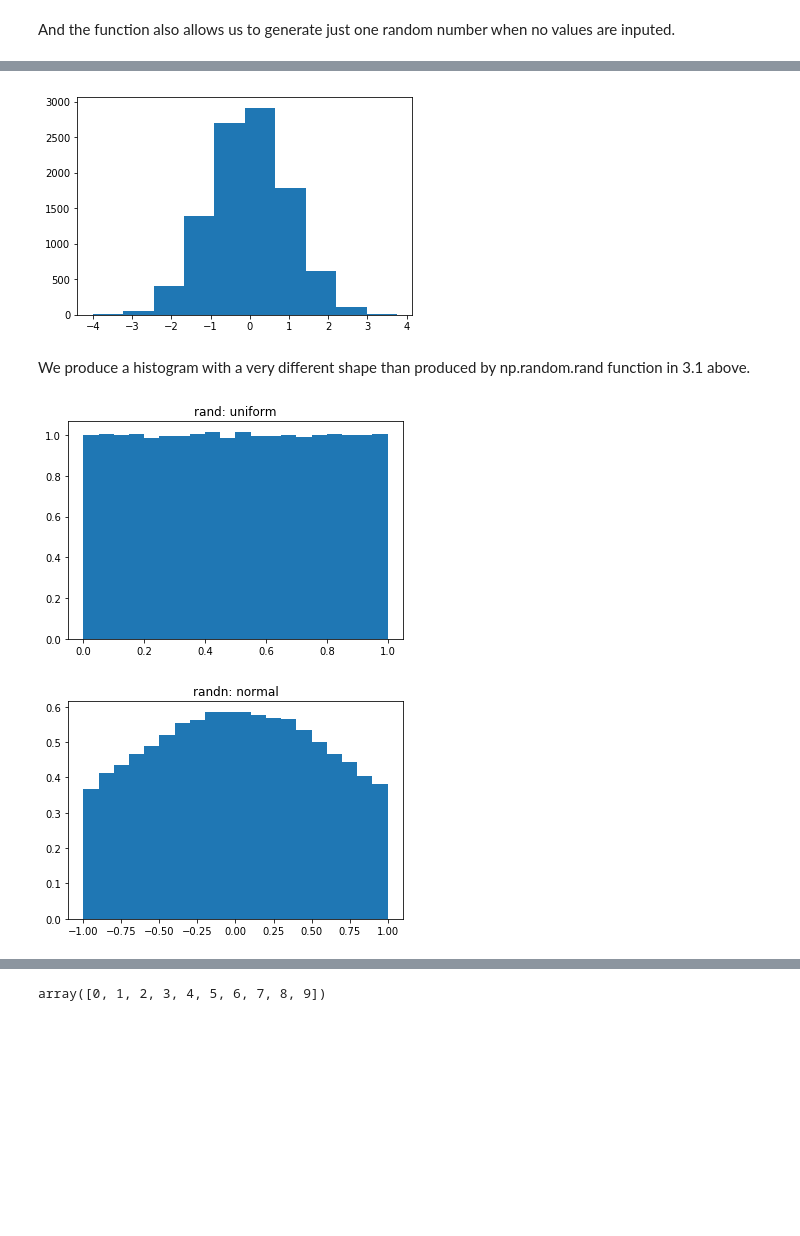
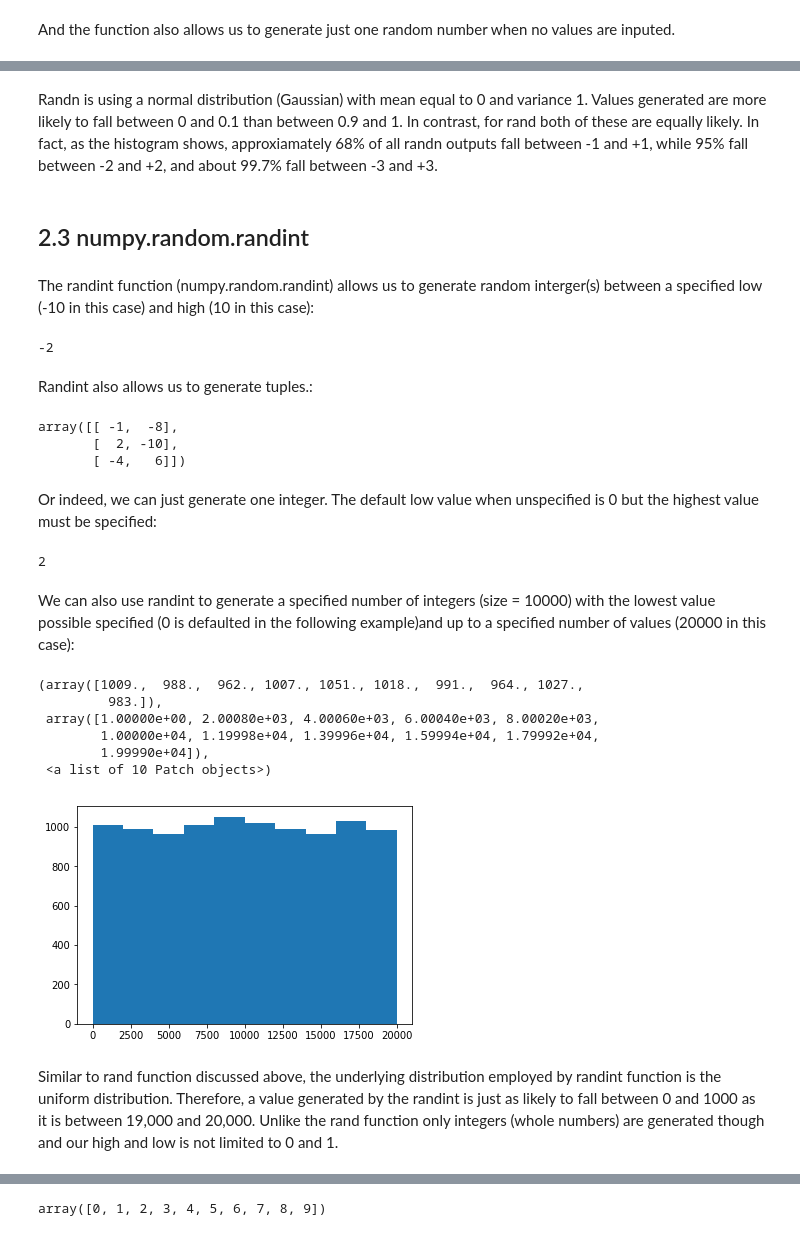
Before and after one commit to fionaoriordan/52465_19_np, a Jupyter notebook: numpy_random.ipynb, the cells around one changed output, grey strips where cells are left out. Cells and saved outputs as stored; diff of their text form; code cells hidden in the pictures; blank space fills up the shorter version.

Commit message:
Updating numpy_random nb into 4 distinct sections

```diff
--- a/numpy_random.ipynb
+++ b/numpy_random.ipynb
@@ -172,29 +195,40 @@ np.random.randn()
+# %% [markdown]
+Randn is using a normal distribution (Gaussian) with mean equal to 0 and variance 1. Values generated are more likely to fall between  0 and 0.1 than between 0.9 and 1. In contrast, for rand both of these are equally likely. In fact, as the histogram shows, approxiamately 68% of all randn outputs fall between -1 and +1, while 95% fall between -2 and +2, and about 99.7% fall between -3 and +3.
+# %% [markdown]
+## 2.3 numpy.random.randint
+# %% [markdown]
+The randint function (numpy.random.randint) allows us to generate random interger(s) between a specified low (-10 in this case) and high (10 in this case):
+# %%
+np.random.randint(-10, 10)
+# %% [output]
+-2
+# %% [markdown]
+Randint also allows us to generate tuples.:
+# %%
+np.random.randint(-10, 10, size = (3,2))
+# %% [output]
+array([[ -1,  -8],
+       [  2, -10],
+       [ -4,   6]])
+# %% [markdown]
+Or indeed, we can just generate one integer.  The default low value when unspecified is 0 but the highest value must be specified:
+# %%
+np.random.randint(10)
+# %% [output]
+2
+# %% [markdown]
+We can also use randint to generate a specified number of integers (size = 10000) with the lowest value possible specified (0 is defaulted in the following example)and up to a specified number of values (20000 in this case):
 # %%
-x = np.random.randn(10000)
+x = np.random.randint(20000, size =(10000))
 plt.hist(x)
-plt.show()
 # %% [output]
+(array([1009.,  988.,  962., 1007., 1051., 1018.,  991.,  964., 1027.,
+         983.]),
+ array([1.00000e+00, 2.00080e+03, 4.00060e+03, 6.00040e+03, 8.00020e+03,
+        1.00000e+04, 1.19998e+04, 1.39996e+04, 1.59994e+04, 1.79992e+04,
+        1.99990e+04]),
+ <a list of 10 Patch objects>)
-[figure, old version]
+[figure, new version]
-# %% [markdown]
-We produce a histogram with a very different shape than produced by np.random.rand function in 3.1 above.
-# %%
-# Taken from https://stackoverflow.com/questions/47240308/differences-between-numpy-random-rand-vs-numpy-random-randn-in-python
-# np.random.rand is for Uniform distribution (in the half-open interval [0.0, 1.0))
-# np.random.randn is for Standard Normal (aka. Gaussian) distribution (mean 0 and variance 1)
-# You can visually explore the differences between these two very easily:
-
-
-sample_size = 100000
-uniform = np.random.rand(sample_size)
-normal = np.random.randn(sample_size)
-pdf, bins, patches = plt.hist(uniform, bins=20, range=(0, 1), density=True)
-plt.title('rand: uniform')
-plt.show()
-
-pdf, bins, patches = plt.hist(normal, bins=20, range=(-1, 1), density=True)
-plt.title('randn: normal')
-plt.show()
-# %% [output]
-[figure, removed]
-[figure, removed]
+# %% [markdown]
+Similar to rand function discussed above, the underlying distribution employed by randint function is the uniform distribution. Therefore, a value generated by the randint is just as likely to fall between 0 and 1000 as it is between 19,000 and 20,000. Unlike the rand function only integers (whole numbers) are generated though and our high and low is not limited to 0 and 1.
 # %% [markdown]
```
Also changed, not shown: parts of 36 cells of this notebook.
